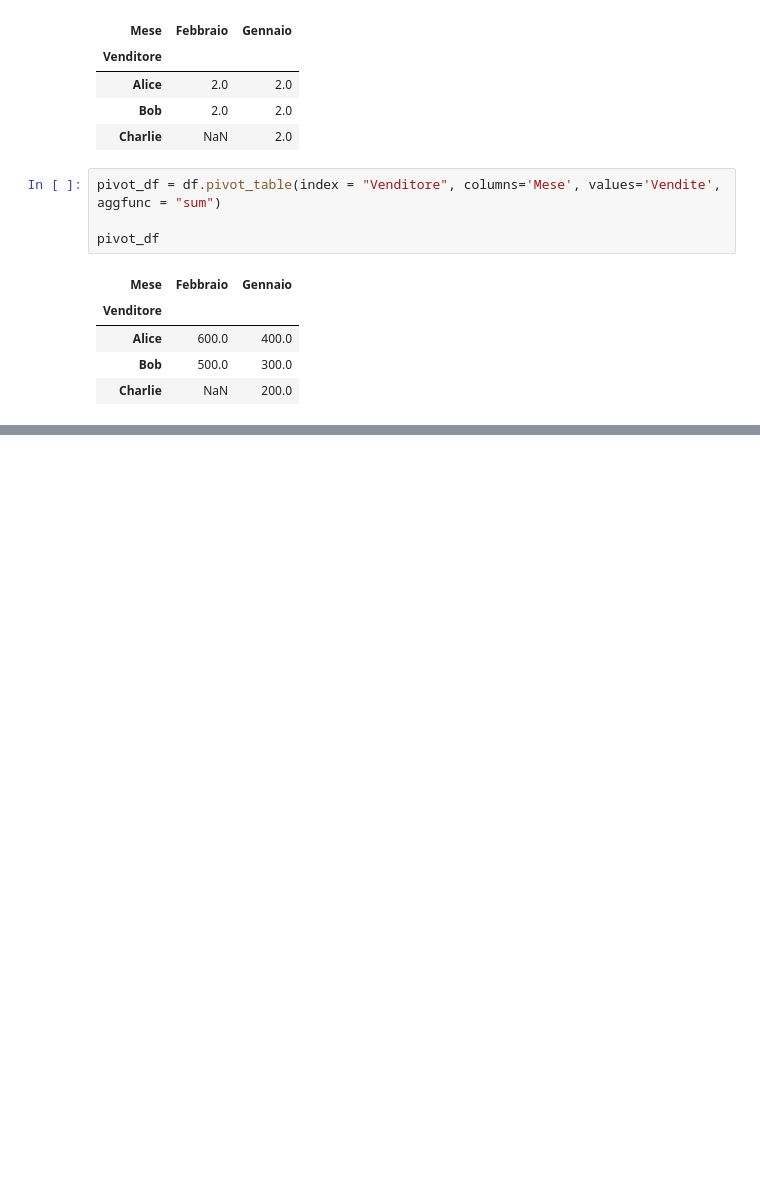
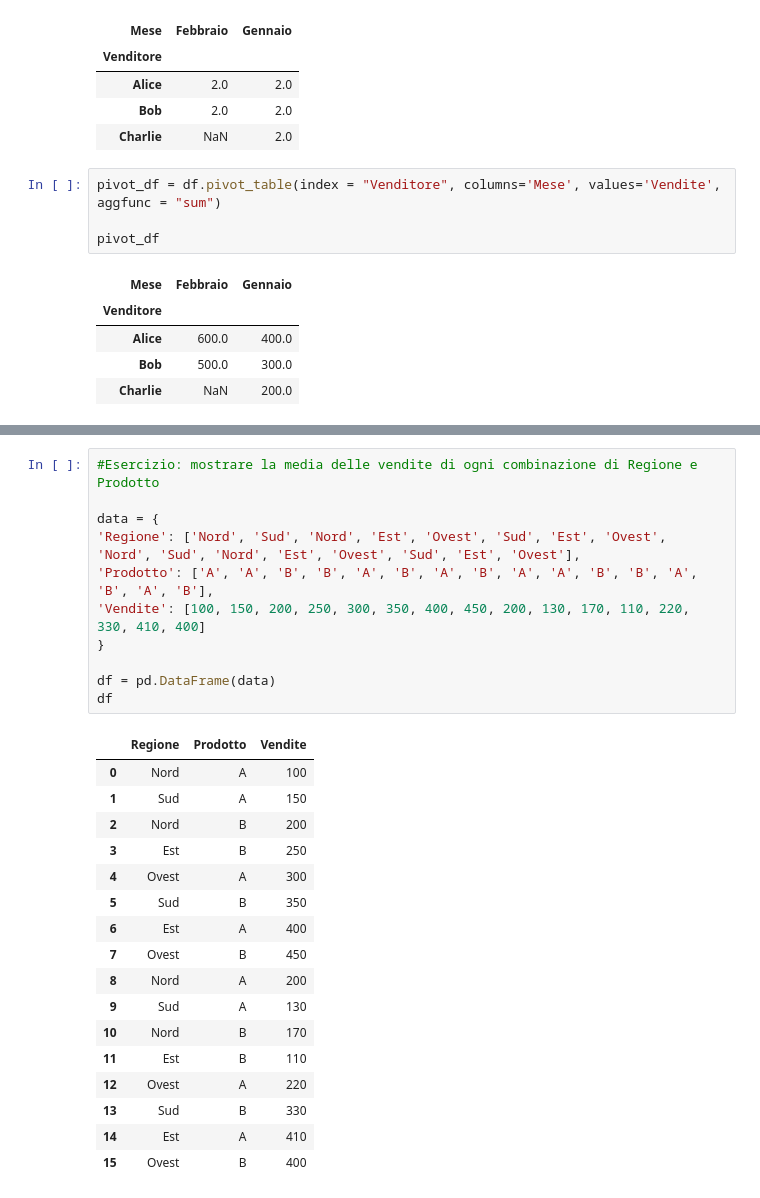
Before and after one commit to f-lost/esercizi_stefano, a Jupyter notebook: corso_python/19.11/prove.ipynb, the cells around one changed output, grey strips where cells are left out. Saved outputs shown, nothing was run; the diff lists cells and outputs as text; blank space fills up the shorter version.

```diff
--- a/corso_python/19.11/prove.ipynb
+++ b/corso_python/19.11/prove.ipynb
@@ -280,0 +351,29 @@ pivot_df
+# %%
+#Esercizio: mostrare la media delle vendite di ogni combinazione di Regione e Prodotto
+
+data = {
+'Regione': ['Nord', 'Sud', 'Nord', 'Est', 'Ovest', 'Sud', 'Est', 'Ovest', 'Nord', 'Sud', 'Nord', 'Est', 'Ovest', 'Sud', 'Est', 'Ovest'],
+'Prodotto': ['A', 'A', 'B', 'B', 'A', 'B', 'A', 'B', 'A', 'A', 'B', 'B', 'A', 'B', 'A', 'B'],
+'Vendite': [100, 150, 200, 250, 300, 350, 400, 450, 200, 130, 170, 110, 220, 330, 410, 400]
+}
+
+df = pd.DataFrame(data)
+df
+# %% [output]
+|  | Regione | Prodotto | Vendite |
+| 0 | Nord | A | 100 |
+| 1 | Sud | A | 150 |
+| 2 | Nord | B | 200 |
+| 3 | Est | B | 250 |
+| 4 | Ovest | A | 300 |
+| 5 | Sud | B | 350 |
+| 6 | Est | A | 400 |
+| 7 | Ovest | B | 450 |
+| 8 | Nord | A | 200 |
+| 9 | Sud | A | 130 |
+| 10 | Nord | B | 170 |
+| 11 | Est | B | 110 |
+| 12 | Ovest | A | 220 |
+| 13 | Sud | B | 330 |
+| 14 | Est | A | 410 |
+| 15 | Ovest | B | 400 |
```
Also changed, not shown: parts of 7 cells of this notebook.
